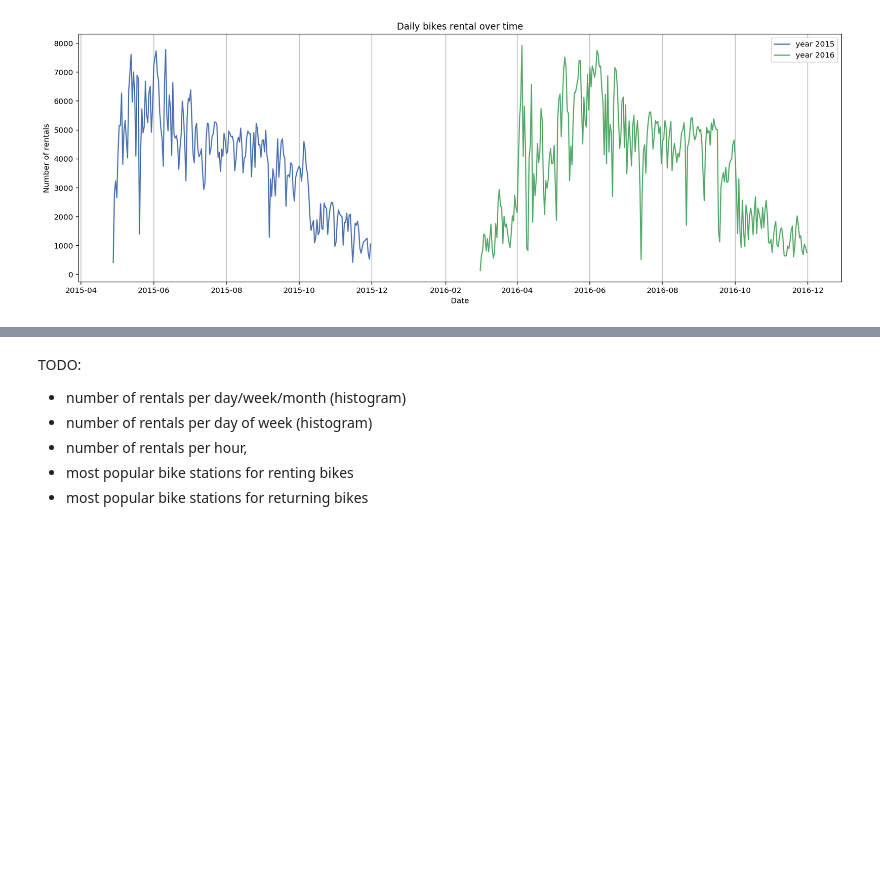
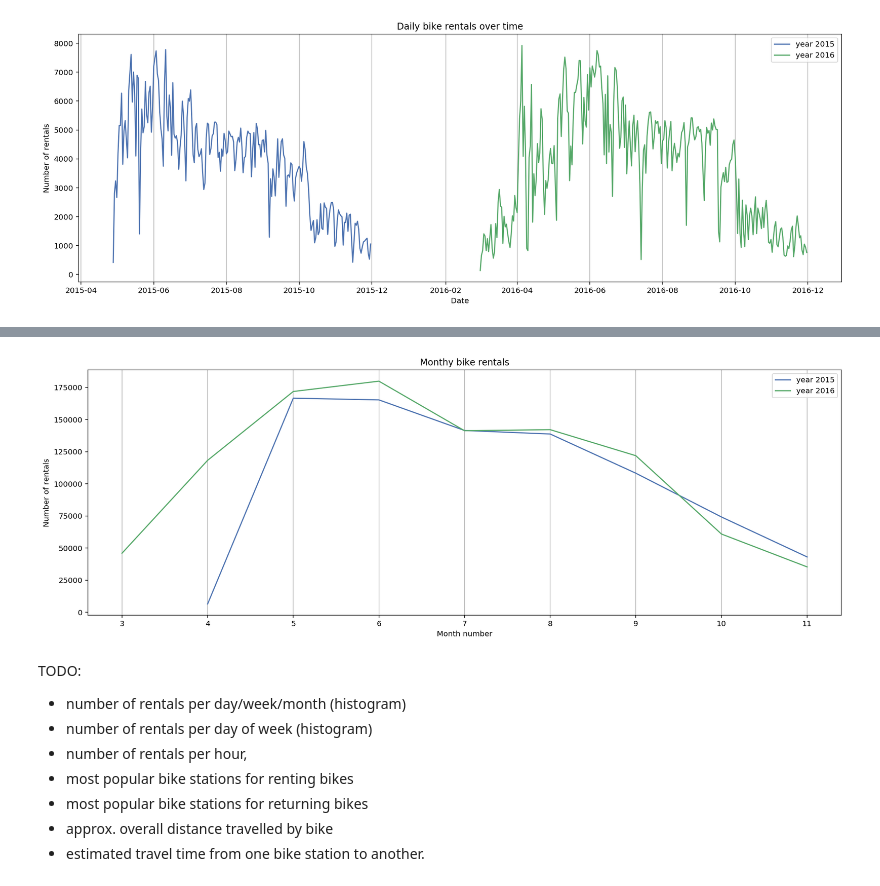
Before and after one commit to mariuszrokita/bike-sharing-demand, a Jupyter notebook: notebooks/wroclawski-rower-miejski/initial-data-exploration.ipynb, the cells around one changed output, grey strips where cells are left out. Drawn from its saved outputs; the diff is of its cells as text; code cells hidden in the pictures; blank space fills up the shorter version.

```diff
--- a/notebooks/wroclawski-rower-miejski/initial-data-exploration.ipynb
+++ b/notebooks/wroclawski-rower-miejski/initial-data-exploration.ipynb
@@ -388,3 +401,20 @@ ax.xaxis.grid(True, 'minor')
+# %%
+df2015 = rentals2015_ts.resample("M").count()
+df2016 = rentals2016_ts.resample("M").count()
+
+fig = plt.figure(figsize=(18,6))
+ax = fig.add_subplot(1, 1, 1)
+ax.plot(df2015.index.month, df2015["Count"], label='year 2015');
+ax.plot(df2016.index.month, df2016["Count"], label='year 2016')
+
+ax.set_title("Monthy bike rentals")
+ax.set_xlabel("Month number")
+ax.set_ylabel("Number of rentals");
+ax.legend()
+ax.xaxis.grid(True, 'major')
+ax.xaxis.grid(True, 'minor')
+# %% [output]
+[figure, added]
 # %% [markdown]
 TODO:
 * number of rentals per day/week/month (histogram)
@@ -392,3 +422,5 @@ TODO:
 * number of rentals per hour,
 * most popular bike stations for renting bikes
 * most popular bike stations for returning bikes
+* approx. overall distance travelled by bike
+* estimated travel time from one bike station to another.
```
Also changed, not shown: parts of 4 cells of this notebook.
